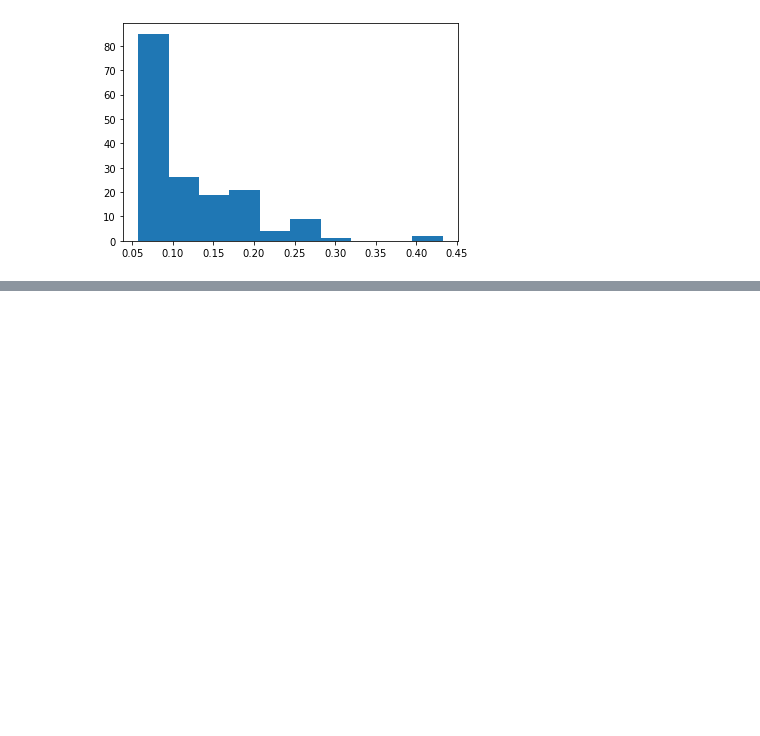
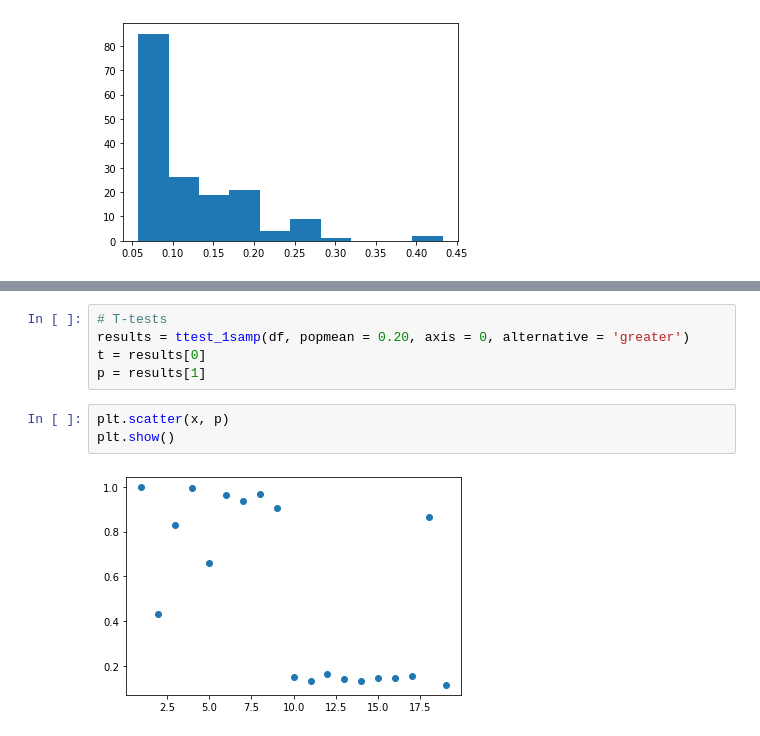
Before and after one commit to letitiayhho/tone-target-monitoring-2, a Jupyter notebook: scripts/decoder_results.ipynb, the cells around one changed output, grey strips where cells are left out. Saved outputs shown, nothing was run; the diff lists cells and outputs as text; blank space fills up the shorter version.

```diff
--- a/scripts/decoder_results.ipynb
+++ b/scripts/decoder_results.ipynb
@@ -53,0 +88,10 @@ min(p)
+# %%
+# T-tests
+results = ttest_1samp(df, popmean = 0.20, axis = 0, alternative = 'greater')
+t = results[0]
+p = results[1]
+# %%
+plt.scatter(x, p)
+plt.show()
+# %% [output]
+[figure, added]
```
Also changed, not shown: parts of 5 cells of this notebook.
